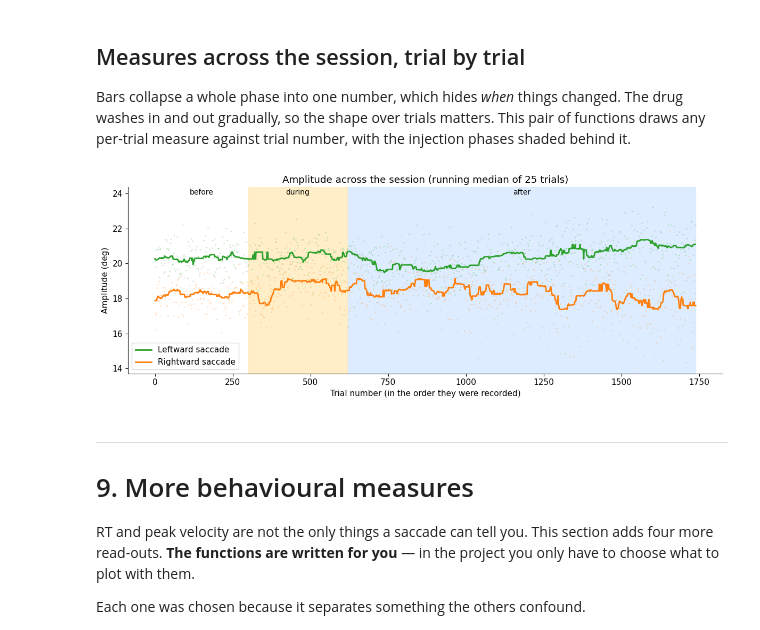
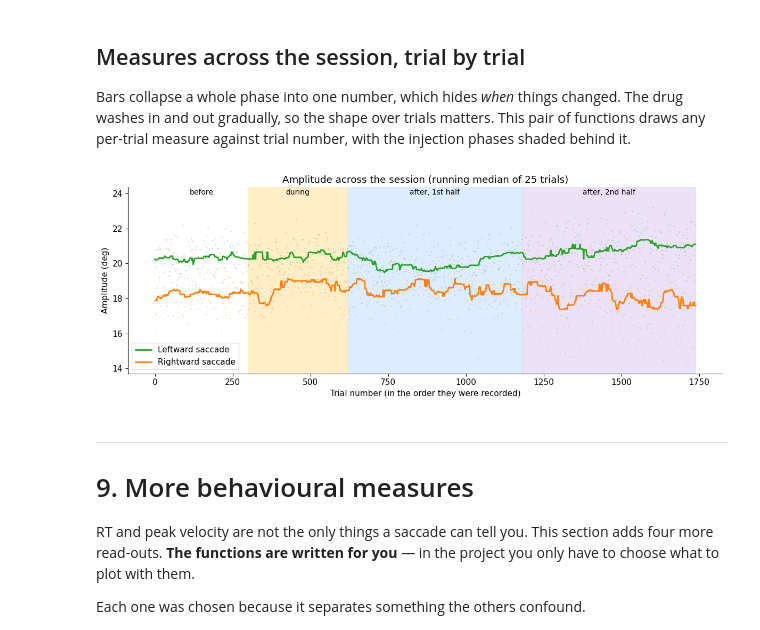
Before and after one commit to xuefeiyu2015/fef-inactivation-notebook, a Jupyter notebook: fef-inactivation-colab.ipynb, the cells around one changed output. Saved outputs shown, nothing was run; the diff lists cells and outputs as text; code cells hidden in the pictures.

```diff
--- a/fef-inactivation-colab.ipynb
+++ b/fef-inactivation-colab.ipynb
@@ -1670,6 +1670,28 @@ drug washes in and out gradually, so the shape over trials matters. This pair of
 functions draws any per-trial measure against trial number, with the injection
 phases shaded behind it.
 # %%
+def compute_phase_blocks(phases, trial_numbers, min_trials_to_split=200):
+    """Split the LONGEST phase in half, so a long phase is not read as one lump.
+
+    Returns a new list of (name, mask) pairs, so it can be passed anywhere the
+    ordinary injection_phases can.
+    """
+    sizes = [np.sum(mask) for name, mask in phases]
+    longest = int(np.argmax(sizes))
+
+    blocks = []
+    for k, (name, mask) in enumerate(phases):
+        if k == longest and sizes[k] >= min_trials_to_split:
+            in_phase = np.where(mask)[0]
+            middle = in_phase[len(in_phase) // 2]
+            blocks.append((name + ", 1st half", mask & (trial_numbers <= middle)))
+            blocks.append((name + ", 2nd half", mask & (trial_numbers > middle)))
+        else:
+            blocks.append((name, mask))
+
+    return blocks
+
+
 def compute_running_average(trial_numbers, values, mask, window, method="median"):
     """A running summary of a measure over trials, within one group of trials.
 
@@ -1747,35 +1769,39 @@ def plot_session_course(trial_numbers, values, groups, phases, y_label, title,
     ax.set_ylim(y_low, y_high + 0.12 * height)
     label_y = y_high + 0.09 * height
 
     # Now shade the injection phases behind everything, and name each one.
     shades = {"before": "white", "during": "#ffe8b0", "after": "#cfe6ff",
+              "after, 1st half": "#cfe6ff", "after, 2nd half": "#e4d6f5",
               "after 2nd injection": "#d8f0d0"}
     for phase_name, phase_mask in phases:
         phase_trials = trial_numbers[phase_mask]
         ax.axvspan(phase_trials.min(), phase_trials.max(),
                    color=shades.get(phase_name, "#eeeeee"), alpha=0.7, zorder=0)
         ax.text(np.median(phase_trials), label_y, phase_name,
                 ha="center", va="center", fontsize=10)
 
     ax.set_xlabel("Trial number (in the order they were recorded)")
     ax.set_ylabel(y_label)
     ax.set_title(title)
     ax.legend(loc="best")
     fig.tight_layout()
     save_and_show(fig)
 
 
 trial_numbers = np.arange(n_trials)
+
+# Shade the long "after" phase as two halves, so the wash-out is visible.
+phase_blocks = compute_phase_blocks(injection_phases, trial_numbers)
 ok = saccades["detected"]
 
 direction_groups = [("Leftward saccade", is_left_saccade & ok, LEFT_COLOUR),
                     ("Rightward saccade", is_right_saccade & ok, RIGHT_COLOUR)]
 
 plot_session_course(trial_numbers, saccades["amplitude"], direction_groups,
-                    injection_phases, "Amplitude (deg)",
+                    phase_blocks, "Amplitude (deg)",
                     "Amplitude across the session (running median of 25 trials)")
 # %% [output]
-[figure, old version]
+[figure, new version]
 # %% [markdown]
 ---
 # 9. More behavioural measures
```
Also changed, not shown: parts of 11 cells of this notebook, 1 other file.
